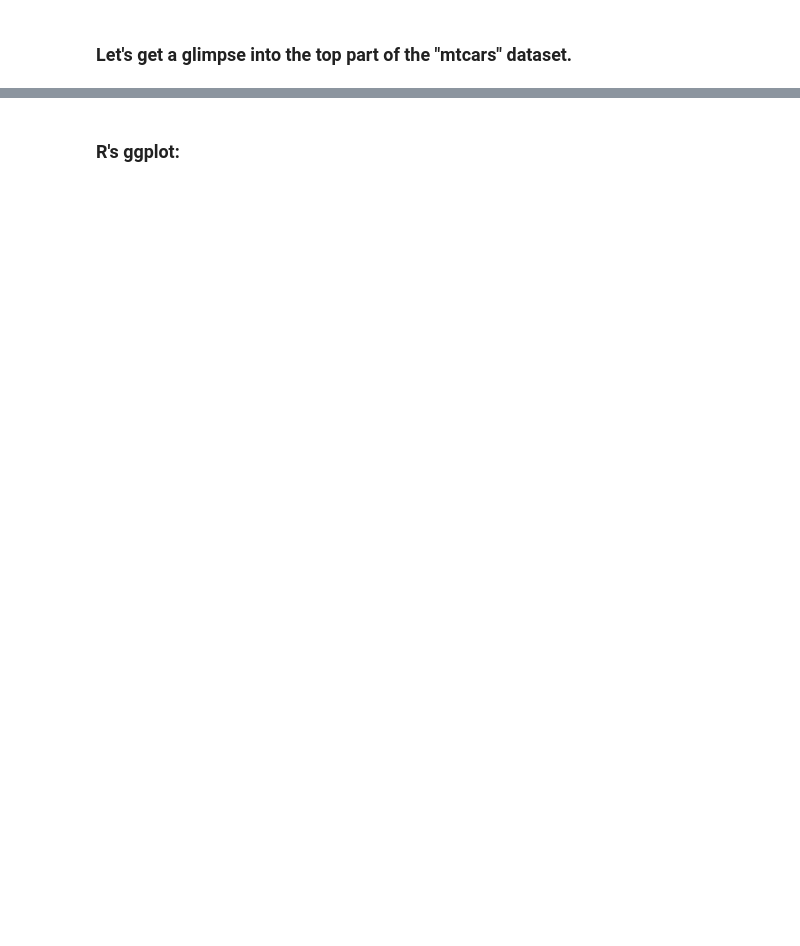
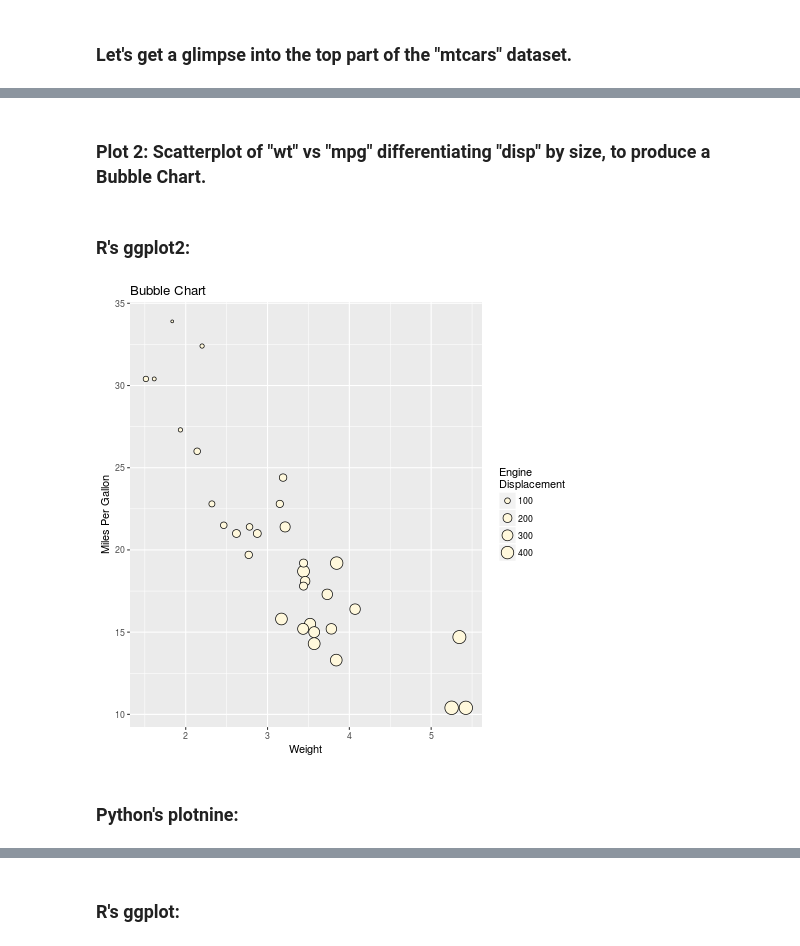
Before and after one commit to kshehzad221/plotnine-vs-ggplot2, a Jupyter notebook: Python plotnine vs R ggplot2.ipynb, the cells around one changed output, grey strips where cells are left out. Drawn from its saved outputs; the diff is of its cells as text; code cells hidden in the pictures; blank space fills up the shorter version.

```diff
--- a/plotnine (R ggplot for Python).ipynb
+++ b/Python plotnine vs R ggplot2.ipynb
@@ -34,0 +60,14 @@ mtcars.head()
+# %% [markdown]
+### Plot 2: Scatterplot of "wt" vs "mpg" differentiating "disp" by size, to produce a Bubble Chart.
+# %% [markdown]
+### R's ggplot2:
+# %%
+%%R
+ggplot(mtcars, aes(x=wt, y=mpg, size=disp)) +
+geom_point(shape=21, color="black", fill="cornsilk") +
+labs(x="Weight", y="Miles Per Gallon",
+title="Bubble Chart", size="Engine\nDisplacement")
+# %% [output]
+[figure, added]
+# %% [markdown]
+### Python's plotnine:
```
Also changed, not shown: parts of 96 cells of this notebook, 1 other file.
